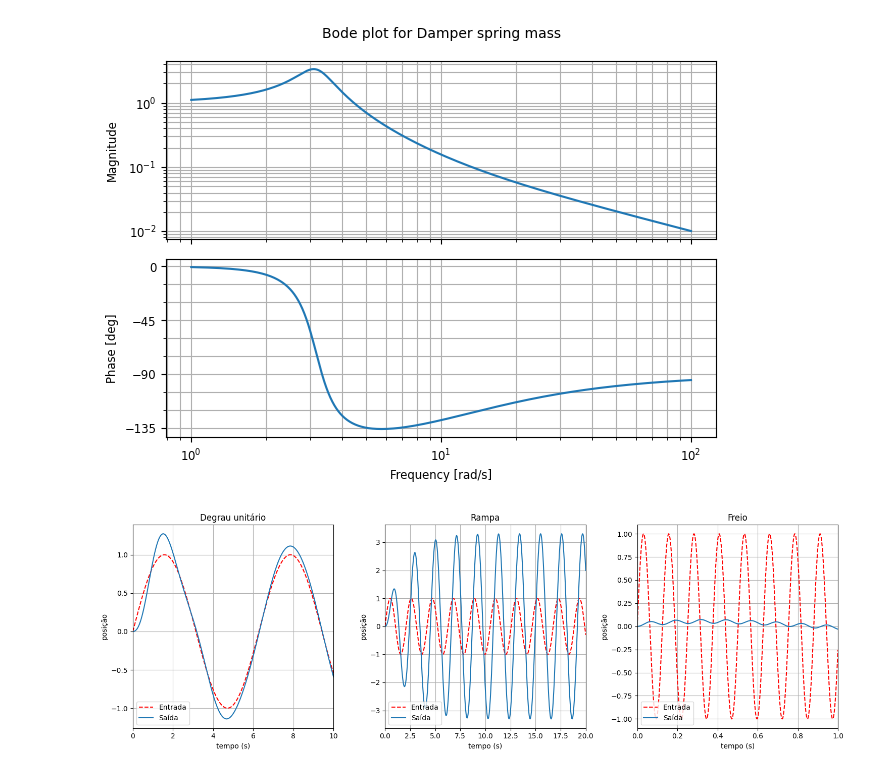
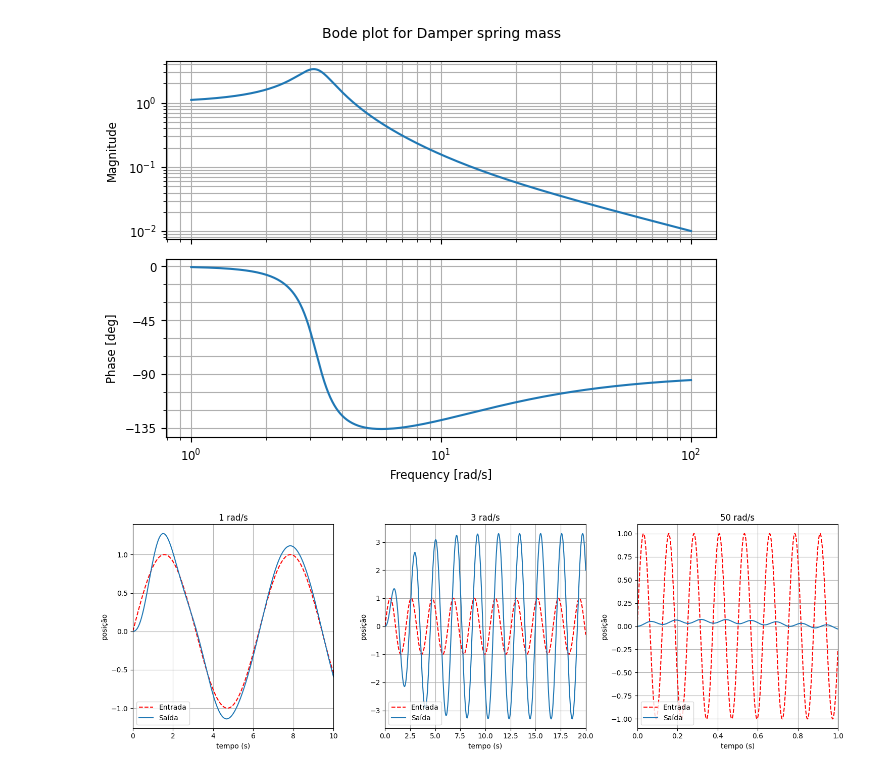
Before and after one commit to luizfelmach/amsd, a Jupyter notebook: damper-spring-mass.ipynb, the cells around one changed output. Drawn from its saved outputs; the diff is of its cells as text; code cells hidden in the pictures.

```diff
--- a/damper-spring-mass.ipynb
+++ b/damper-spring-mass.ipynb
@@ -85,33 +85,33 @@ t3, w3_response = ct.forced_response(tf, T=t, U=w3)
 fig, (ax1, ax2, ax3) = plt.subplots(1, 3, figsize=(15, 5))
 
 ax1.plot(t, w1, linestyle='--', color='red', label="Entrada")
 ax1.plot(t1, w1_response, label="Saída")
 ax1.set_title(f'{w1_rad} rad/s')
 ax1.set_xlabel('tempo (s)')
 ax1.set_ylabel('posição')
 ax1.legend()
 ax1.set_xlim(0, 10)
 ax1.grid()
 
 ax2.plot(t, w2, linestyle='--', color='red', label="Entrada")
 ax2.plot(t2, w2_response, label="Saída")
-ax2.set_title(f'{w1_rad} rad/s')
+ax2.set_title(f'{w2_rad} rad/s')
 ax2.set_xlabel('tempo (s)')
 ax2.set_ylabel('posição')
 ax2.legend()
 ax2.set_xlim(0, 20)
 ax2.grid()
 
 ax3.plot(t, w3, linestyle='--', color='red', label="Entrada")
 ax3.plot(t3, w3_response, label="Saída")
-ax3.set_title(f'{w1_rad} rad/s')
+ax3.set_title(f'{w3_rad} rad/s')
 ax3.set_xlabel('tempo (s)')
 ax3.set_ylabel('posição')
 ax3.legend()
 ax3.set_xlim(0, 1)
 ax3.grid()
 
 plt.tight_layout()
 plt.show()
 # %% [output]
-[figure, old version]
+[figure, new version]
```
Also changed, not shown: 2 other files.
